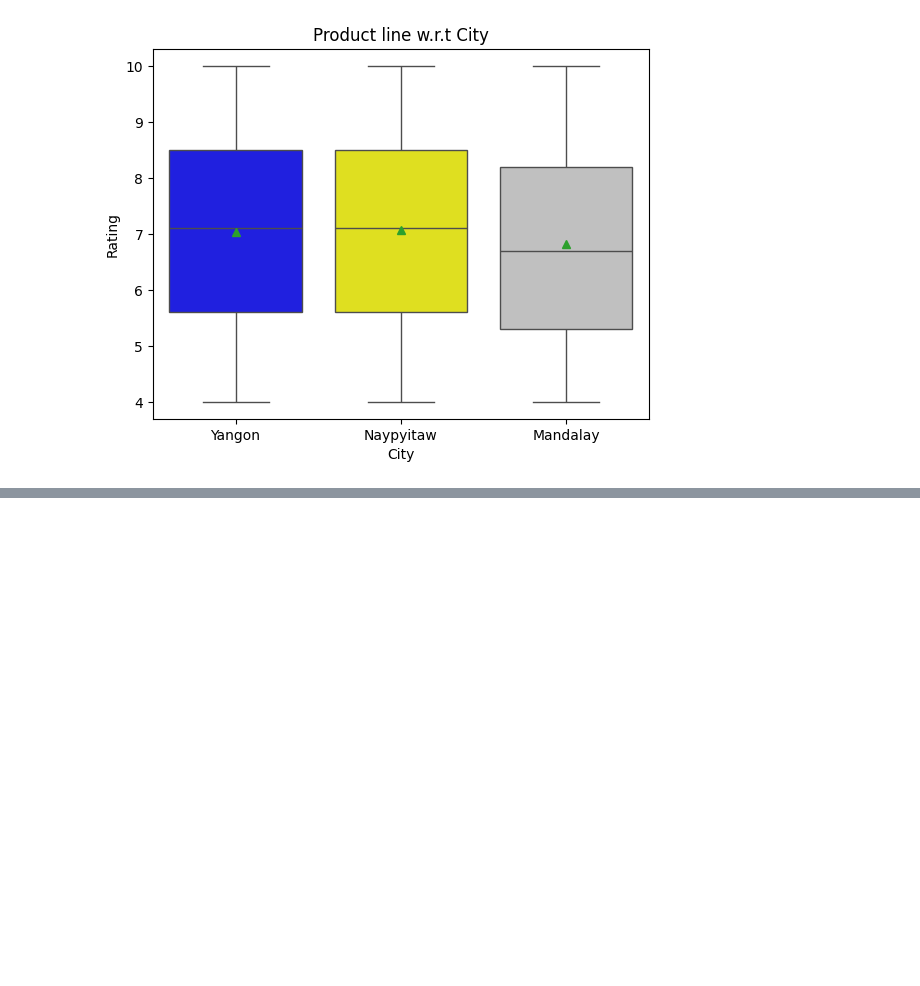
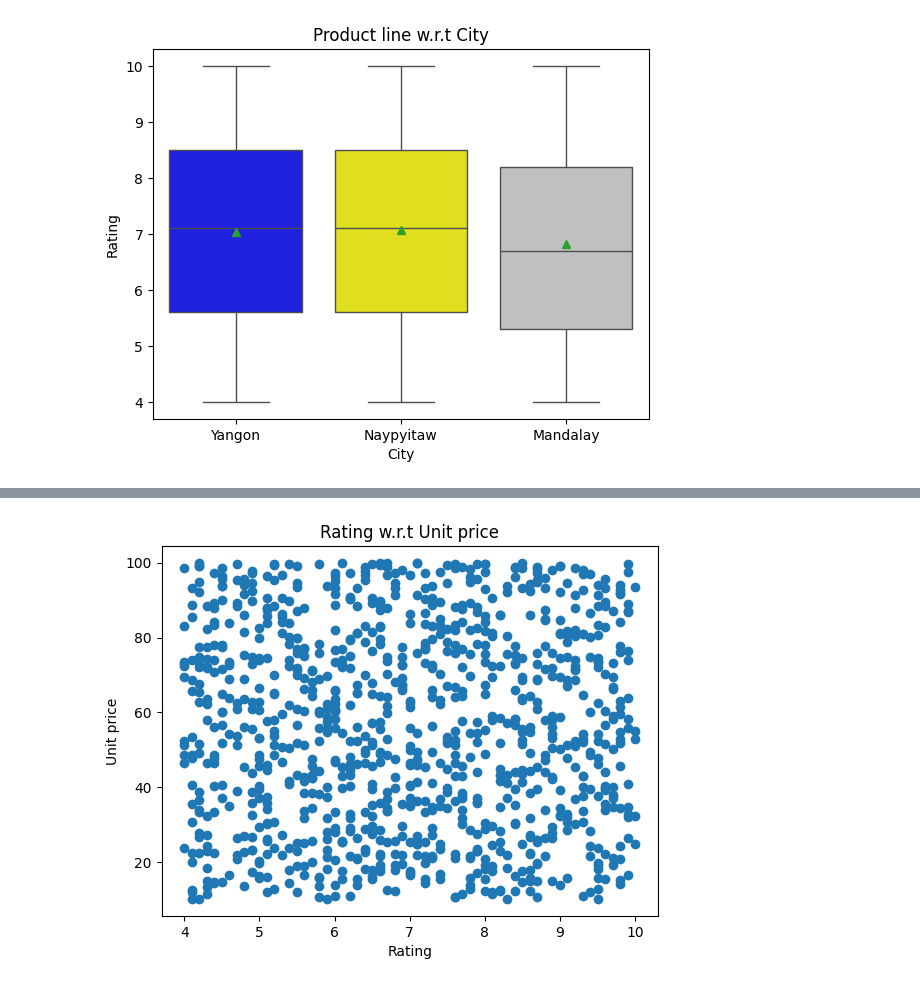
Before and after one commit to Sanjay-799/Supermarket-Sales-Analysis, a Jupyter notebook: Supermarket_Sales_Analysis.ipynb, the cells around one changed output, grey strips where cells are left out. Saved outputs shown, nothing was run; the diff lists cells and outputs as text; code cells hidden in the pictures; blank space fills up the shorter version.

```diff
--- a/Supermarket_Sales_Analysis.ipynb
+++ b/Supermarket_Sales_Analysis.ipynb
@@ -326,0 +356,8 @@ Passing `palette` without assigning `hue` is deprecated and will be removed in v
+# %%
+plt.scatter(df['Rating'], df['Unit price'])
+plt.xlabel('Rating')
+plt.ylabel('Unit price')
+plt.title('Rating w.r.t Unit price')
+plt.show()
+# %% [output]
+[figure, added]
```
Also changed, not shown: parts of 16 cells of this notebook.
